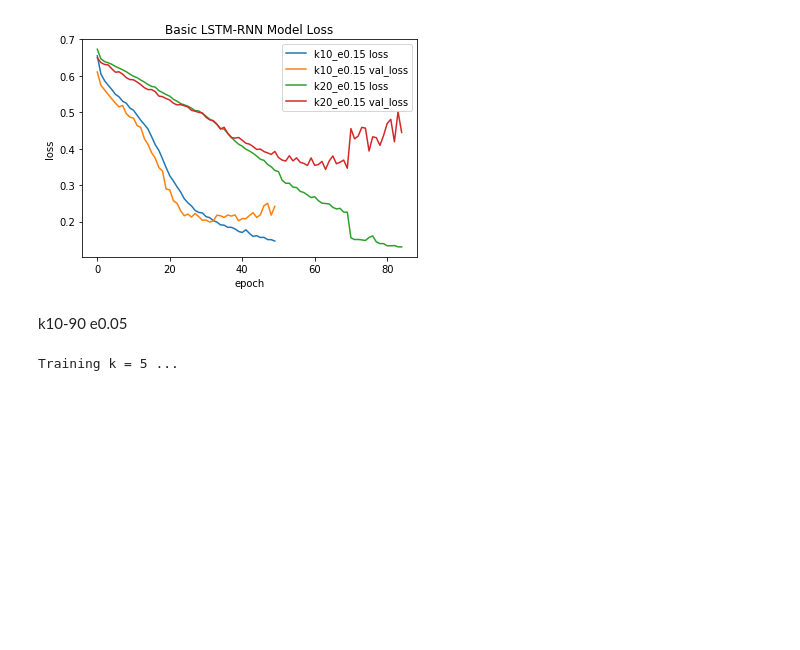
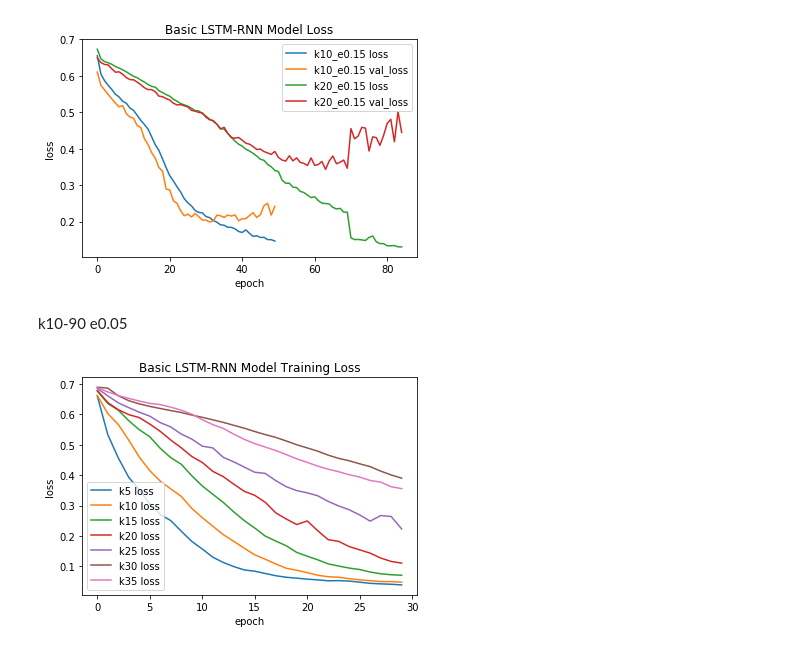
Before and after one commit to Gan-Tu/radioML, a Jupyter notebook: notebooks/ecc-v5.ipynb, the cells around one changed output. Drawn from its saved outputs; the diff is of its cells as text; code cells hidden in the pictures; blank space fills up the shorter version.

```diff
--- a/notebooks/ecc-v5.ipynb
+++ b/notebooks/ecc-v5.ipynb
@@ -1311,16 +1311,16 @@ for k in np.hstack([np.arange(5,51,5),np.arange(55,100,10)]):
     X_test, y_test = test
     X, y, y_oh, y_viterbi_decoded = original
 
-    lr = 0.01
+    lr = 0.005
     model = Sequential()
 
     model.add(Embedding(k * 2 // 10, 10))
     model.add(Dropout(0.5))
 
-    model.add(LSTM(min(k * 20, 600), activation="tanh", input_shape=X_train.shape[1:]))
+    model.add(LSTM(min(k * 20, 400), activation="tanh", input_shape=X_train.shape[1:]))
     model.add(Dropout(0.5))
 
-    model.add(Dense(min(k * 20, 1000), activation="relu"))
+    model.add(Dense(min(k * 20, 400), activation="relu"))
     model.add(Dropout(0.5))
 
     model.add(Dense(k * 2, activation="sigmoid"))
@@ -1340,19 +1340,19 @@ for k in np.hstack([np.arange(5,51,5),np.arange(55,100,10)]):
         "test_acc": test_acc
     }
     print("--- Done! Test Accuracy for k = {0} is {1}".format(k, test_acc))
-# %% [output]
-Training k = 5 ...
 # %%
 for name, exp in experiment_results3.items():
     history = exp["history"]
     if type(history) != dict:
         history = history.history
     plt.plot(history['loss'], label="{0} loss".format(name))
 
-    exp["model"].save("models/epoch30_lr0.005/{0}.h5".format(name))
+    #exp["model"].save("models/epoch30_lr0.005/{0}.h5".format(name))
 
 plt.title('Basic LSTM-RNN Model Training Loss')
 plt.xlabel('epoch')
 plt.ylabel('loss')
 plt.legend()
 plt.show()
+# %% [output]
+[figure, added]
```
Also changed, not shown: parts of 7 cells of this notebook.
